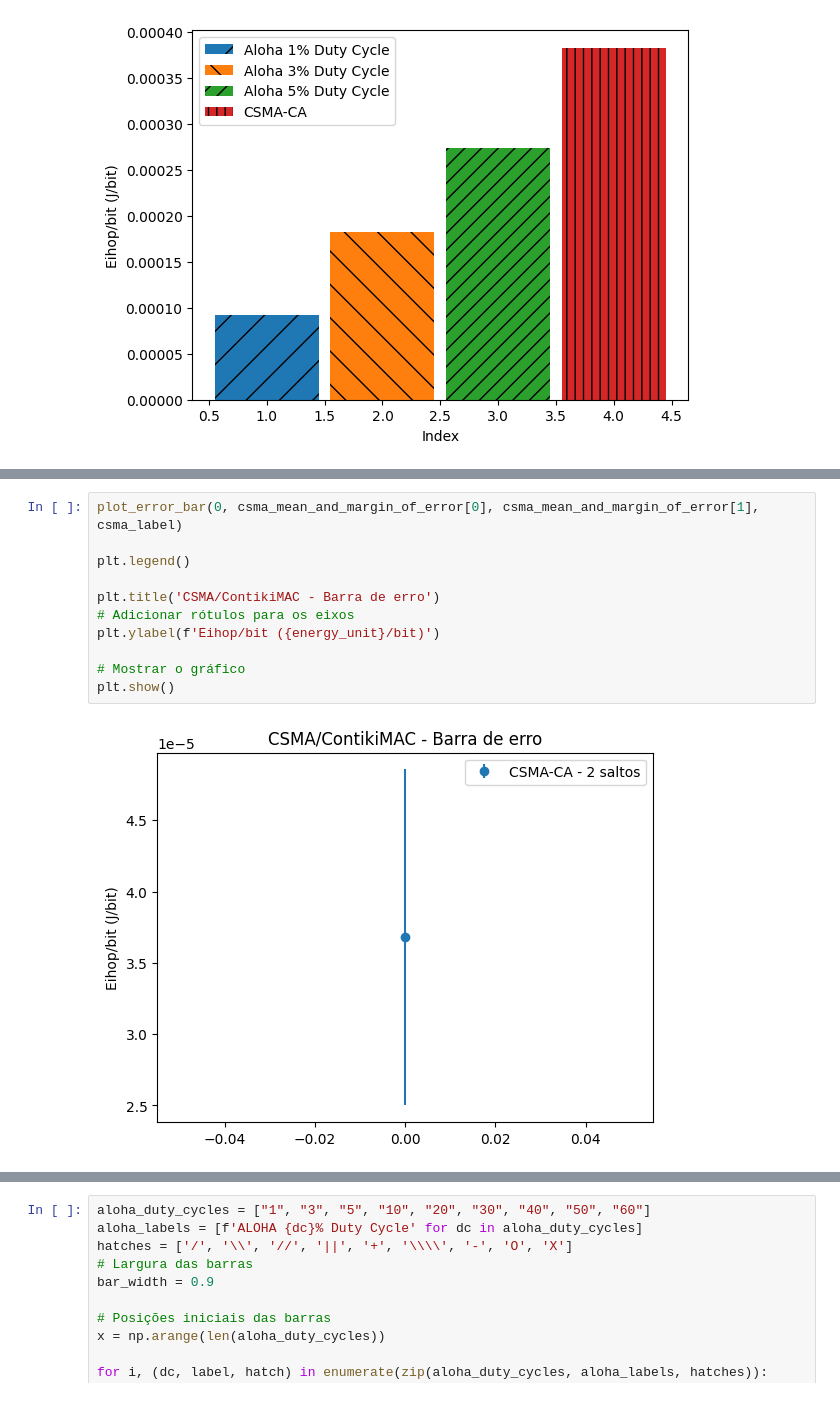
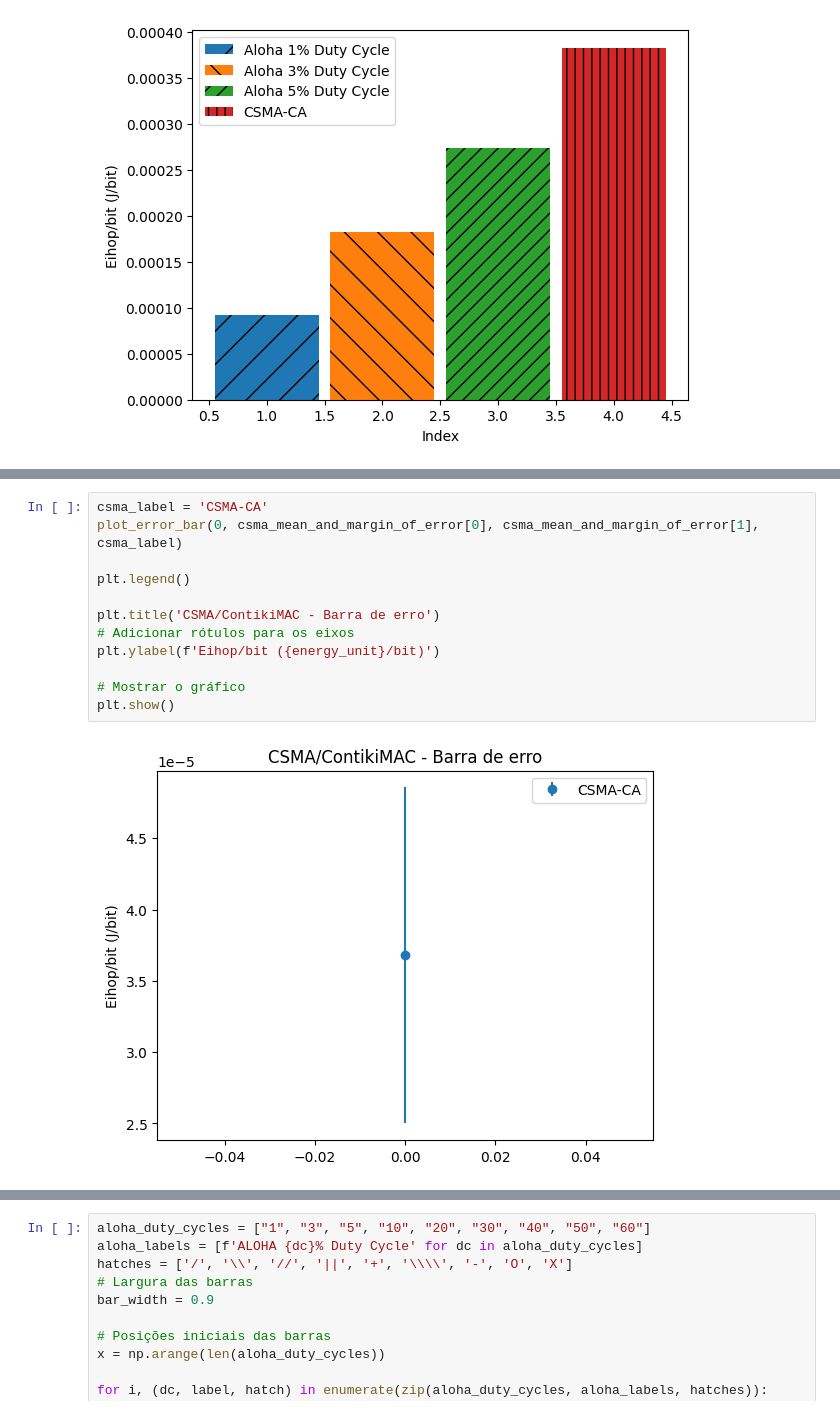
Before and after one commit to KilnerJhow/contiki-aloha, a Jupyter notebook: tcc/confidence_interval.ipynb, the cells around one changed output, grey strips where cells are left out. Saved outputs shown, nothing was run; the diff lists cells and outputs as text.

```diff
--- a/tcc/confidence_interval.ipynb
+++ b/tcc/confidence_interval.ipynb
@@ -256,18 +256,19 @@ plt.show()
 # %% [output]
 [figure]
 # %%
+csma_label = 'CSMA-CA'
 plot_error_bar(0, csma_mean_and_margin_of_error[0], csma_mean_and_margin_of_error[1], csma_label)
 
 plt.legend()
 
 plt.title('CSMA/ContikiMAC - Barra de erro')
 # Adicionar rótulos para os eixos
 plt.ylabel(f'Eihop/bit ({energy_unit}/bit)')
 
 # Mostrar o gráfico
 plt.show()
 # %% [output]
-[figure, old version]
+[figure, new version]
 # %%
 aloha_always_on_1_hop = aloha_always_on_df_final[aloha_always_on_df_final['hops'] == 1]
 aloha_always_on_2_hop = aloha_always_on_df_final[aloha_always_on_df_final['hops'] == 2]
```
Also changed, not shown: parts of 5 cells of this notebook.
